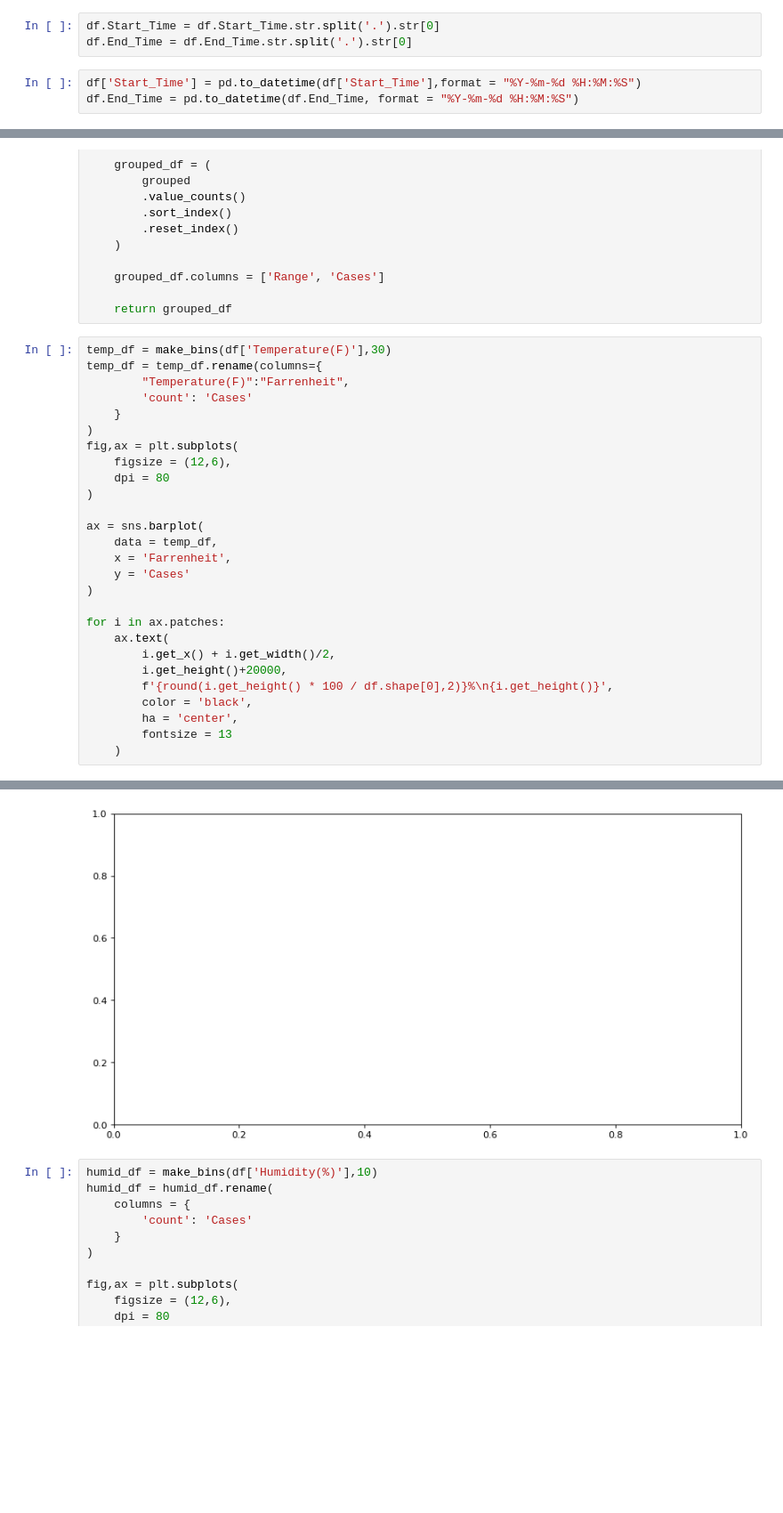
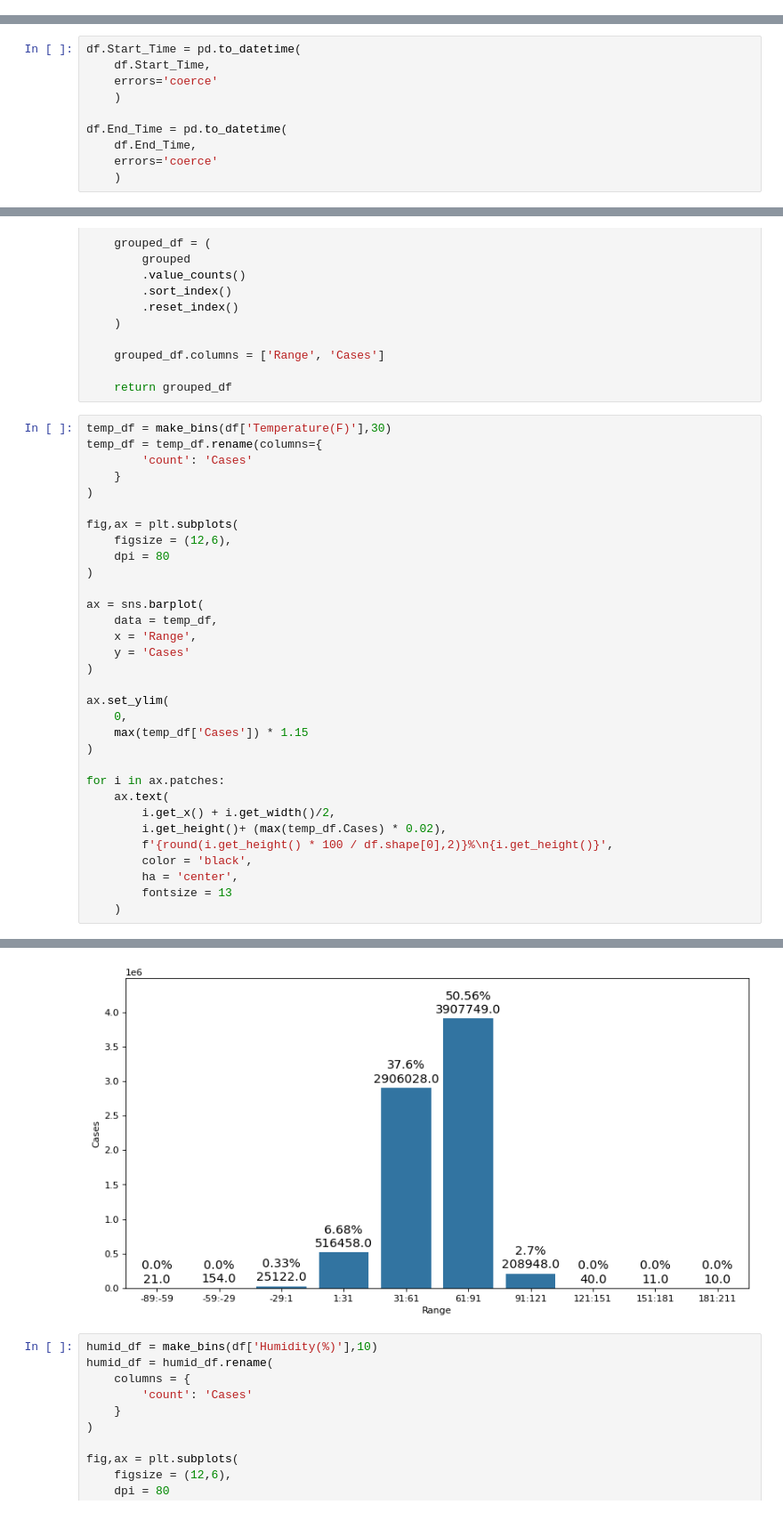
Before and after one commit to dudu-boi/DataScienceFinal, a Jupyter notebook: the_work.ipynb, the cells around one changed output, grey strips where cells are left out. Shown at 89% size. Cells and saved outputs as stored; diff of their text form; blank space fills up the shorter version.

```diff
--- a/the_work.ipynb
+++ b/the_work.ipynb
@@ -49,6 +25,0 @@ Name: End_Time, dtype: str
-# %%
-df.Start_Time = df.Start_Time.str.split('.').str[0]
-df.End_Time = df.End_Time.str.split('.').str[0]
-# %%
-df['Start_Time'] = pd.to_datetime(df['Start_Time'],format = "%Y-%m-%d %H:%M:%S")
-df.End_Time = pd.to_datetime(df.End_Time, format = "%Y-%m-%d %H:%M:%S")
@@ -221,6 +239,16 @@ severity_df.plot(
 <p>2.65% of accident cases was severe (severity 4)
 # %% [markdown]
 ## Time
+# %%
+df.Start_Time = pd.to_datetime(
+    df.Start_Time,
+    errors='coerce'
+    )
+
+df.End_Time = pd.to_datetime(
+    df.End_Time,
+    errors='coerce'
+    )
 # %%
 dur_df = pd.DataFrame((df.End_Time - df.Start_Time).value_counts(ascending=False)).reset_index().rename(columns={'index':'Duration'})
 dur_df.head()
@@ -561,10 +589,10 @@ def make_bins(attribute, gap):
 # %%
 temp_df = make_bins(df['Temperature(F)'],30)
 temp_df = temp_df.rename(columns={
-        "Temperature(F)":"Farrenheit",
         'count': 'Cases'
     }
 )
+
 fig,ax = plt.subplots(
     figsize = (12,6),
     dpi = 80
@@ -572,14 +600,19 @@ fig,ax = plt.subplots(
 
 ax = sns.barplot(
     data = temp_df,
-    x = 'Farrenheit',
+    x = 'Range',
     y = 'Cases'
+)
+
+ax.set_ylim(
+    0,
+    max(temp_df['Cases']) * 1.15
 )
 
 for i in ax.patches:
     ax.text(
         i.get_x() + i.get_width()/2,
-        i.get_height()+20000,
+        i.get_height()+ (max(temp_df.Cases) * 0.02),
         f'{round(i.get_height() * 100 / df.shape[0],2)}%\n{i.get_height()}',
         color = 'black',
         ha = 'center',
@@ -590,4 +622,4 @@ ValueError: Could not interpret value `Farrenheit` for `x`. An entry with this n
-[figure, old version]
+[figure, new version]
 # %%
 humid_df = make_bins(df['Humidity(%)'],10)
 humid_df = humid_df.rename(
```
Also changed, not shown: parts of 90 cells of this notebook.
